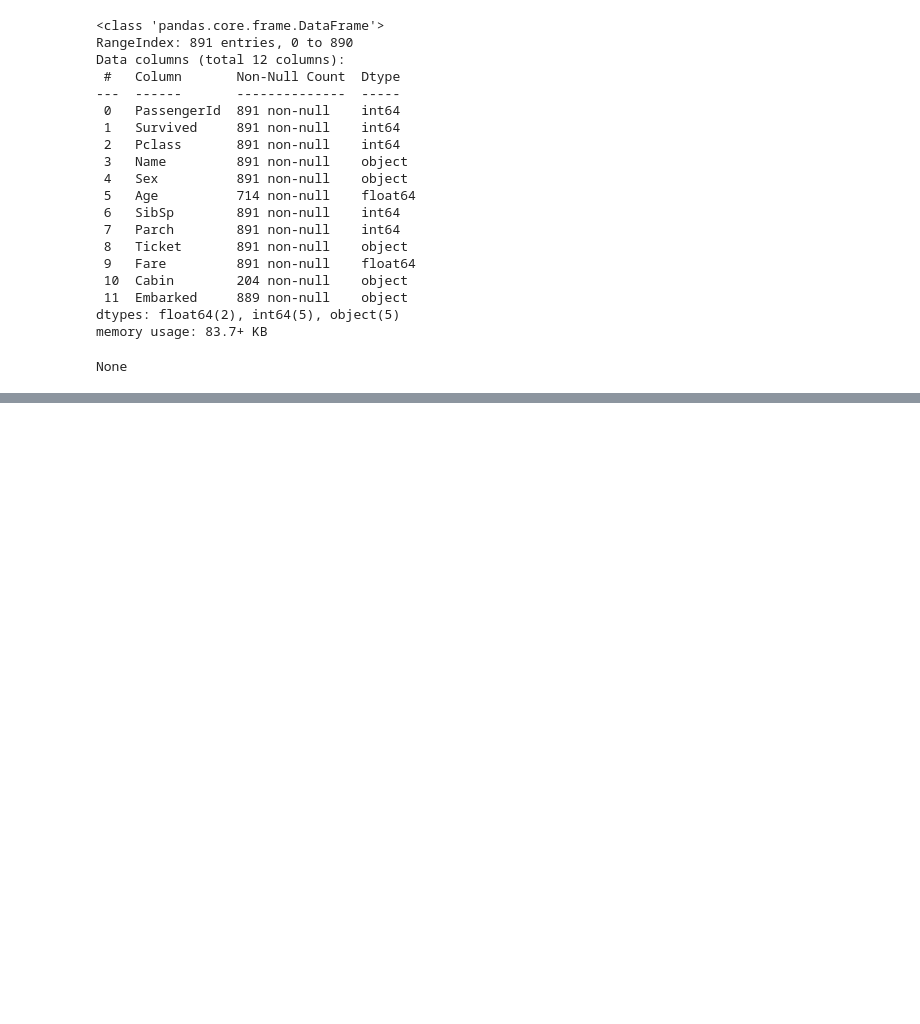
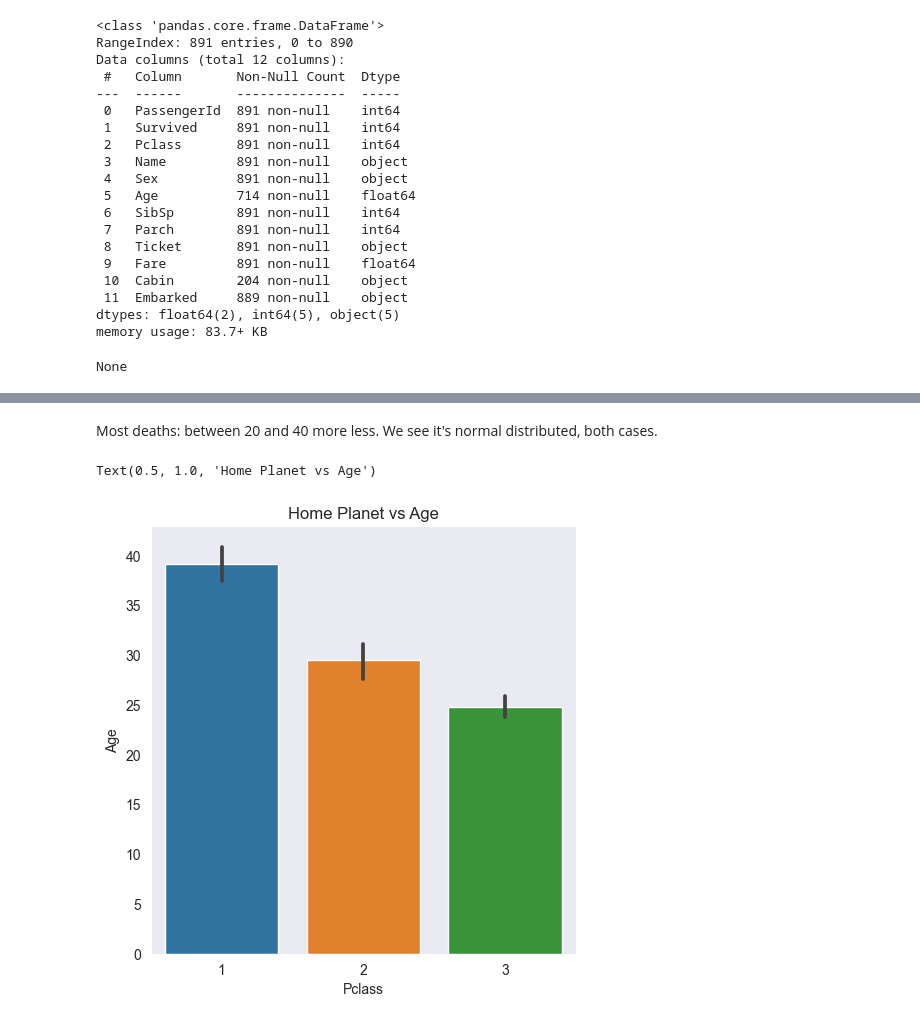
Before and after one commit to MauriRubioJob/K_Titanic_ML_Modeling, a Jupyter notebook: titanic-death-analysis.ipynb, the cells around one changed output, grey strips where cells are left out. Cells and saved outputs as stored; diff of their text form; code cells hidden in the pictures; blank space fills up the shorter version.

```diff
--- a/titanic-death-analysis.ipynb
+++ b/titanic-death-analysis.ipynb
@@ -40,0 +178,10 @@ None
+# %% [markdown]
+Most deaths: between 20 and 40 more less.
+We see it's normal distributed, both cases.
+# %%
+# Let's see how age is distirbuted among Classes:
+sns.catplot(y="Age", x="Pclass", kind="bar", data=titanicDF)
+plt.title('Home Planet vs Age')
+# %% [output]
+Text(0.5, 1.0, 'Home Planet vs Age')
+[figure, added]
```
Also changed, not shown: parts of 49 cells of this notebook, 2 other files.
